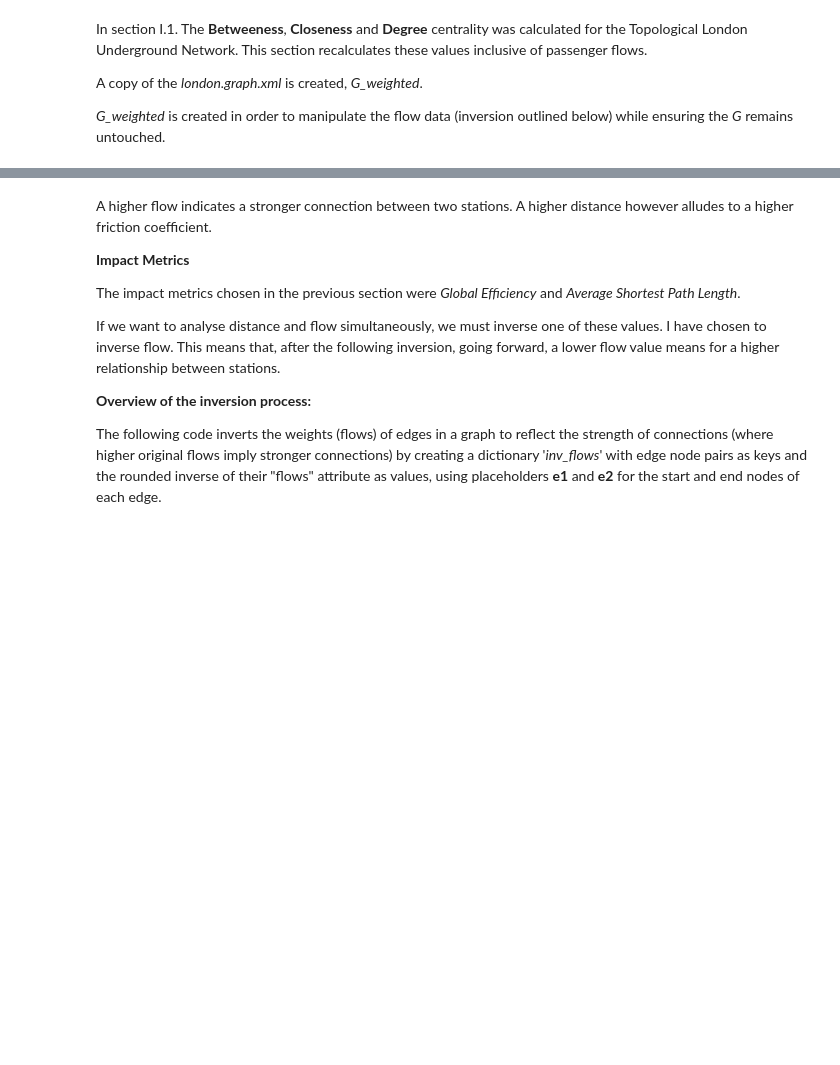
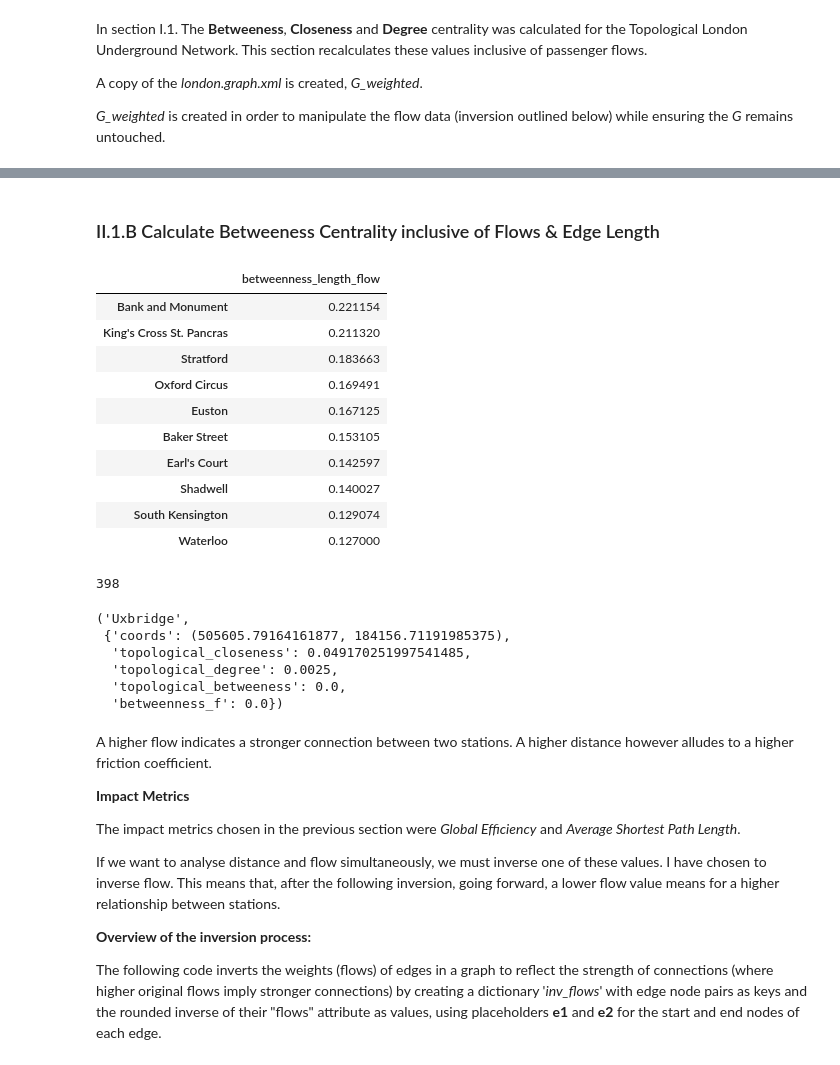
Before and after one commit to NikhilSDesai/UrbanSimulation, a Jupyter notebook: Final_Assessment.ipynb, the cells around one changed output, grey strips where cells are left out. Cells and saved outputs as stored; diff of their text form; code cells hidden in the pictures; blank space fills up the shorter version.

```diff
--- a/Final_Assessment.ipynb
+++ b/Final_Assessment.ipynb
@@ -1396,3 +1404,47 @@ print(len(list(G_weighted.nodes)))
+# %% [markdown]
+### II.1.B Calculate Betweeness Centrality inclusive of Flows & Edge Length
+# %%
+# calc betweenness centrality using the 'length' attribute as weight
+bet_london_length_w = nx.betweenness_centrality(G_weighted, weight='length', normalized=True)
+
+# new centrality as a node attribute
+nx.set_node_attributes(G_weighted, bet_london_length_w, 'betweenness_centrality_length')
+
+# create df
+df_length = pd.DataFrame(index=G_weighted.nodes())
+df_length['betweenness_length_flow'] = pd.Series(nx.get_node_attributes(G_weighted, 'betweenness_centrality_length'))
+
+# sort
+df_weighted_betweenness_length = df_length.sort_values(by='betweenness_length_flow', ascending=False)
+
+# print
+top_10_length_based = df_weighted_betweenness_length.head(10)
+top_10_length_based
+# %% [output]
+|  | betweenness_length_flow |
+| Bank and Monument | 0.221154 |
+| King's Cross St. Pancras | 0.211320 |
+| Stratford | 0.183663 |
+| Oxford Circus | 0.169491 |
+| Euston | 0.167125 |
+| Baker Street | 0.153105 |
+| Earl's Court | 0.142597 |
+| Shadwell | 0.140027 |
+| South Kensington | 0.129074 |
+| Waterloo | 0.127000 |
+# %%
+len(G_weighted)
+# %% [output]
+398
+# %%
+list(G_weighted.nodes(data=True))[0]
+# %% [output]
+('Uxbridge',
+ {'coords': (505605.79164161877, 184156.71191985375),
+  'topological_closeness': 0.049170251997541485,
+  'topological_degree': 0.0025,
+  'topological_betweeness': 0.0,
+  'betweenness_f': 0.0})
 # %% [markdown]
 A higher flow indicates a stronger connection between two stations. A higher distance however alludes to a higher friction coefficient.
 
```
Also changed, not shown: parts of 33 cells of this notebook, 2 other files.
